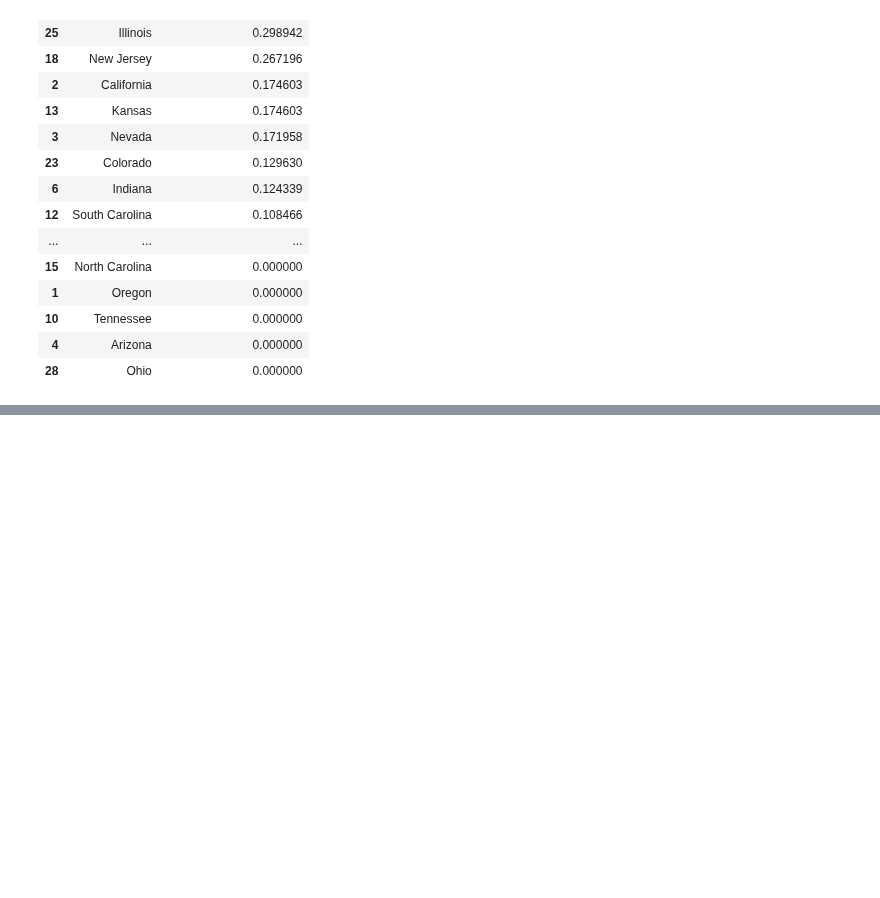
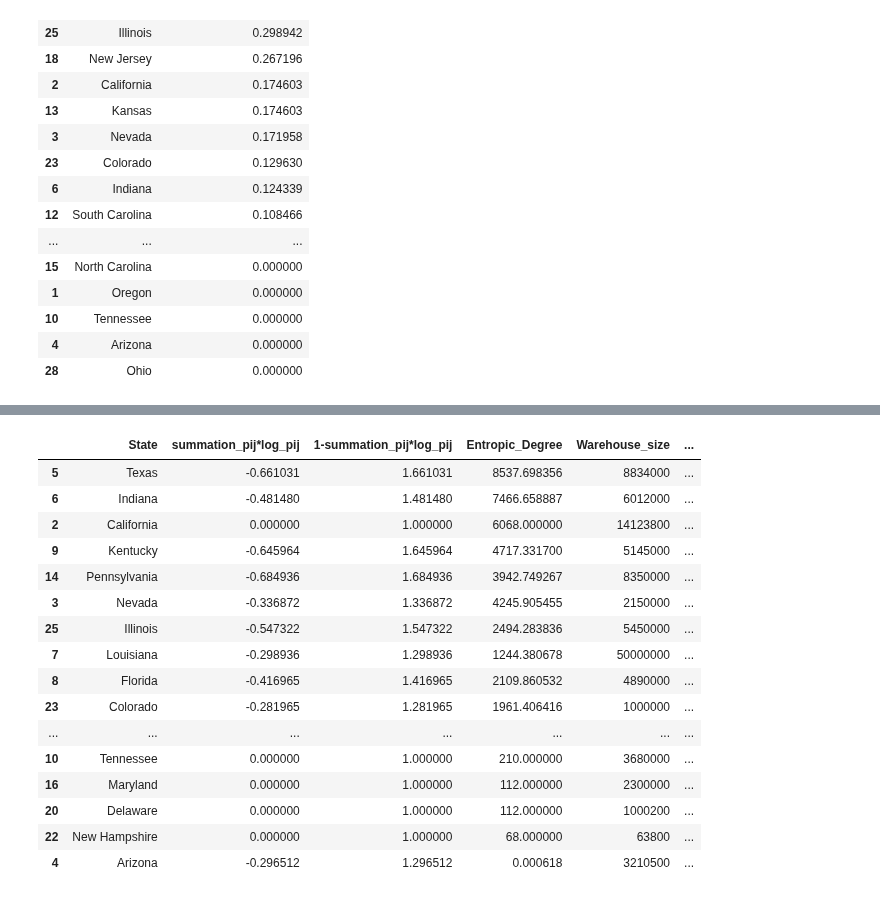
Before and after one commit to kelvinengee/network, a Jupyter notebook: Mississippi.ipynb, the cells around one changed output, grey strips where cells are left out. Drawn from its saved outputs; the diff is of its cells as text; code cells hidden in the pictures; blank space fills up the shorter version.

```diff
--- a/Mississippi.ipynb
+++ b/Mississippi.ipynb
@@ -252,0 +713,21 @@ df
+# %%
+df4.sort_values(by=['Demand_Adjusted_Entropic_Degree'], ascending=False, inplace=True)
+df4
+# %% [output]
+|  | State | summation_pij*log_pij | 1-summation_pij*log_pij | Entropic_Degree | Warehouse_size | ... |
+| 5 | Texas | -0.661031 | 1.661031 | 8537.698356 | 8834000 | ... |
+| 6 | Indiana | -0.481480 | 1.481480 | 7466.658887 | 6012000 | ... |
+| 2 | California | 0.000000 | 1.000000 | 6068.000000 | 14123800 | ... |
+| 9 | Kentucky | -0.645964 | 1.645964 | 4717.331700 | 5145000 | ... |
+| 14 | Pennsylvania | -0.684936 | 1.684936 | 3942.749267 | 8350000 | ... |
+| 3 | Nevada | -0.336872 | 1.336872 | 4245.905455 | 2150000 | ... |
+| 25 | Illinois | -0.547322 | 1.547322 | 2494.283836 | 5450000 | ... |
+| 7 | Louisiana | -0.298936 | 1.298936 | 1244.380678 | 50000000 | ... |
+| 8 | Florida | -0.416965 | 1.416965 | 2109.860532 | 4890000 | ... |
+| 23 | Colorado | -0.281965 | 1.281965 | 1961.406416 | 1000000 | ... |
+| ... | ... | ... | ... | ... | ... | ... |
+| 10 | Tennessee | 0.000000 | 1.000000 | 210.000000 | 3680000 | ... |
+| 16 | Maryland | 0.000000 | 1.000000 | 112.000000 | 2300000 | ... |
+| 20 | Delaware | 0.000000 | 1.000000 | 112.000000 | 1000200 | ... |
+| 22 | New Hampshire | 0.000000 | 1.000000 | 68.000000 | 63800 | ... |
+| 4 | Arizona | -0.296512 | 1.296512 | 0.000618 | 3210500 | ... |
```
Also changed, not shown: parts of 24 cells of this notebook.
